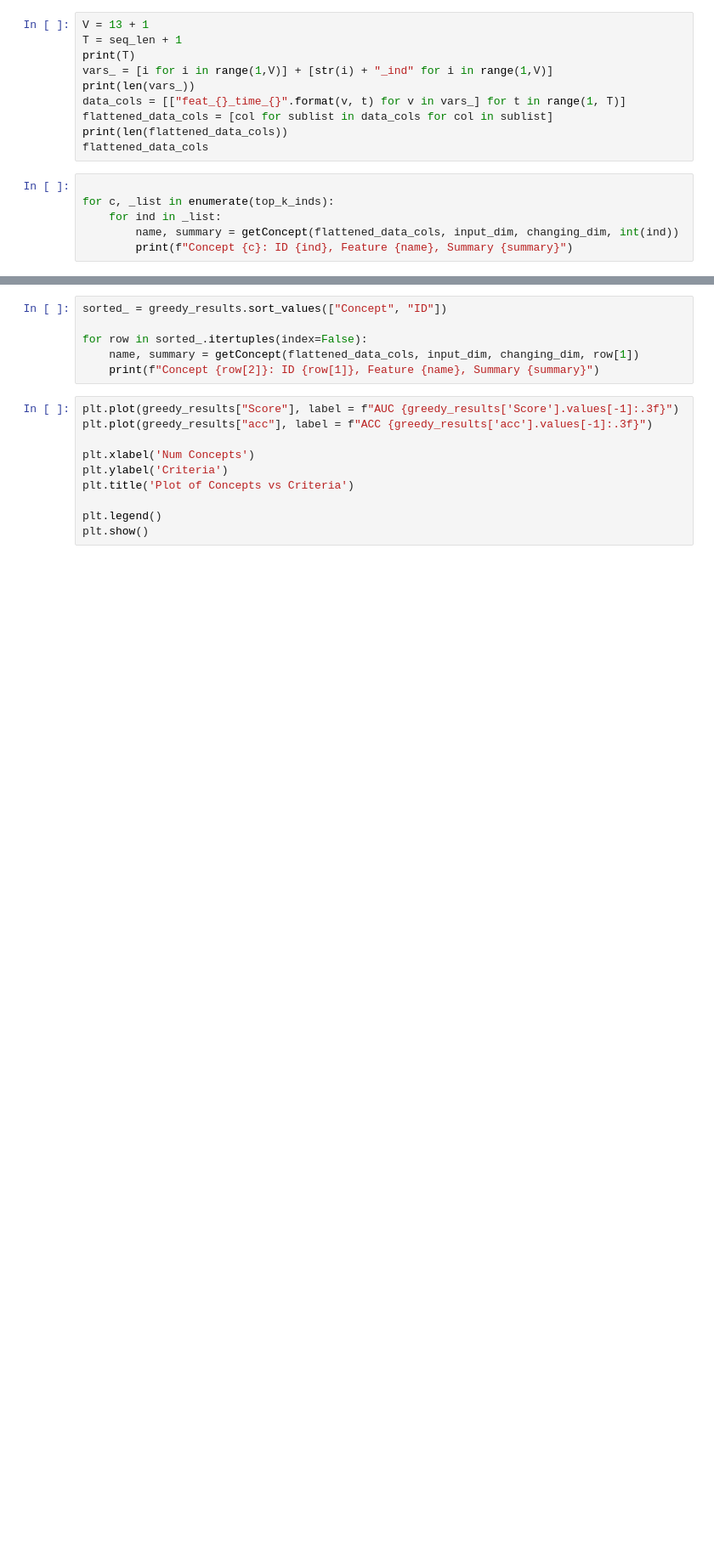
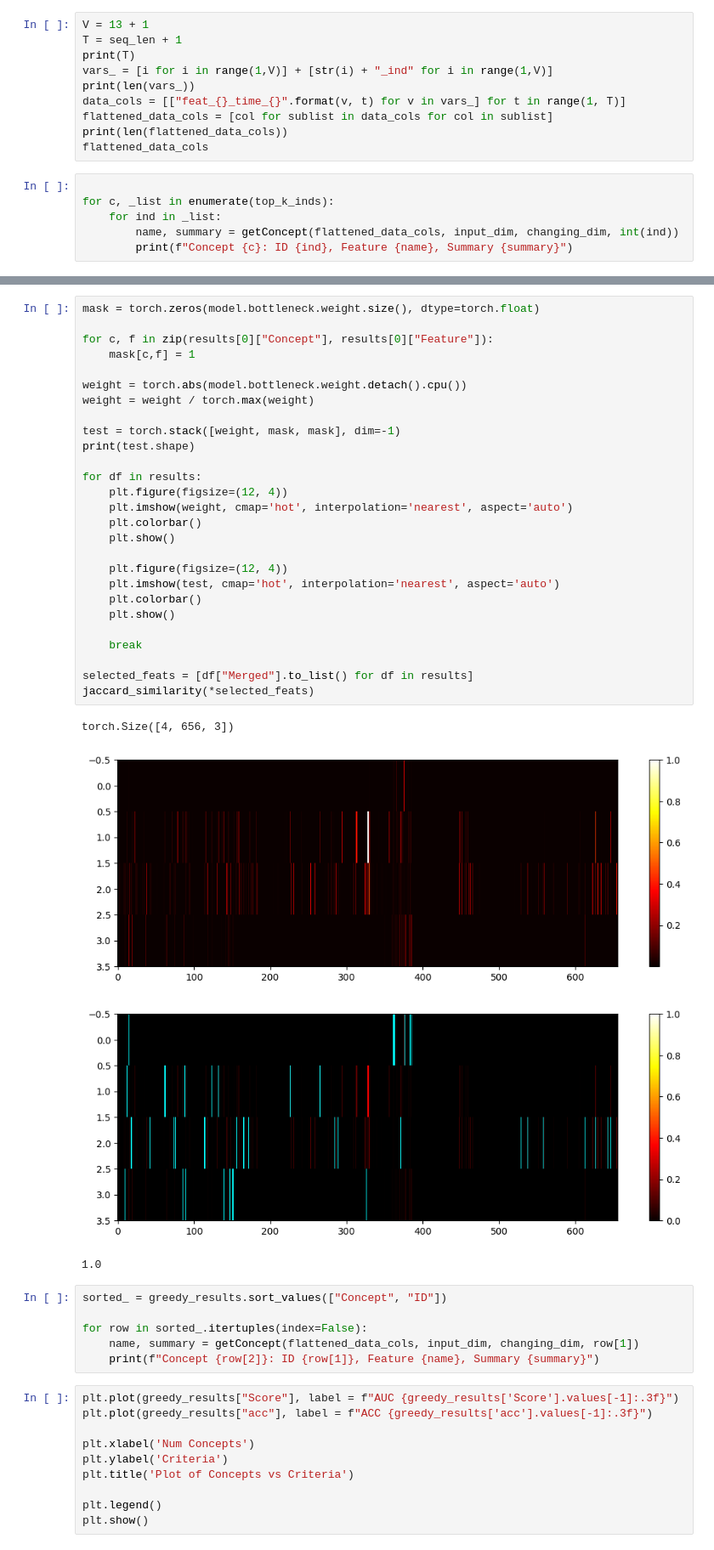
Before and after one commit to KevinArmbruster/optimal-summaries-public, a Jupyter notebook: vasopressor/vasopressor greedy selection.ipynb, the cells around one changed output, grey strips where cells are left out. Shown: that part at 85% size. Cells and saved outputs as stored; diff of their text form; blank space fills up the shorter version.

```diff
--- a/vasopressor/vasopressor greedy selection.ipynb
+++ b/vasopressor/vasopressor greedy selection.ipynb
@@ -311,3 +344,35 @@ with open(top_k_csv_file, 'w') as csvfile:
+# %%
+mask = torch.zeros(model.bottleneck.weight.size(), dtype=torch.float)
+
+for c, f in zip(results[0]["Concept"], results[0]["Feature"]):
+    mask[c,f] = 1
+
+weight = torch.abs(model.bottleneck.weight.detach().cpu())
+weight = weight / torch.max(weight)
+
+test = torch.stack([weight, mask, mask], dim=-1)
+print(test.shape)
+
+for df in results:
+    plt.figure(figsize=(12, 4))
+    plt.imshow(weight, cmap='hot', interpolation='nearest', aspect='auto')
+    plt.colorbar()
+    plt.show()
+
+    plt.figure(figsize=(12, 4))
+    plt.imshow(test, cmap='hot', interpolation='nearest', aspect='auto')
+    plt.colorbar()
+    plt.show()
+
+    break
+
+selected_feats = [df["Merged"].to_list() for df in results]
+jaccard_similarity(*selected_feats)
+# %% [output]
+torch.Size([4, 656, 3])
+[figure, added]
+[figure, added]
+1.0
 # %%
 sorted_ = greedy_results.sort_values(["Concept", "ID"])
 
```
Also changed, not shown: parts of 16 cells of this notebook, 18 other files.
